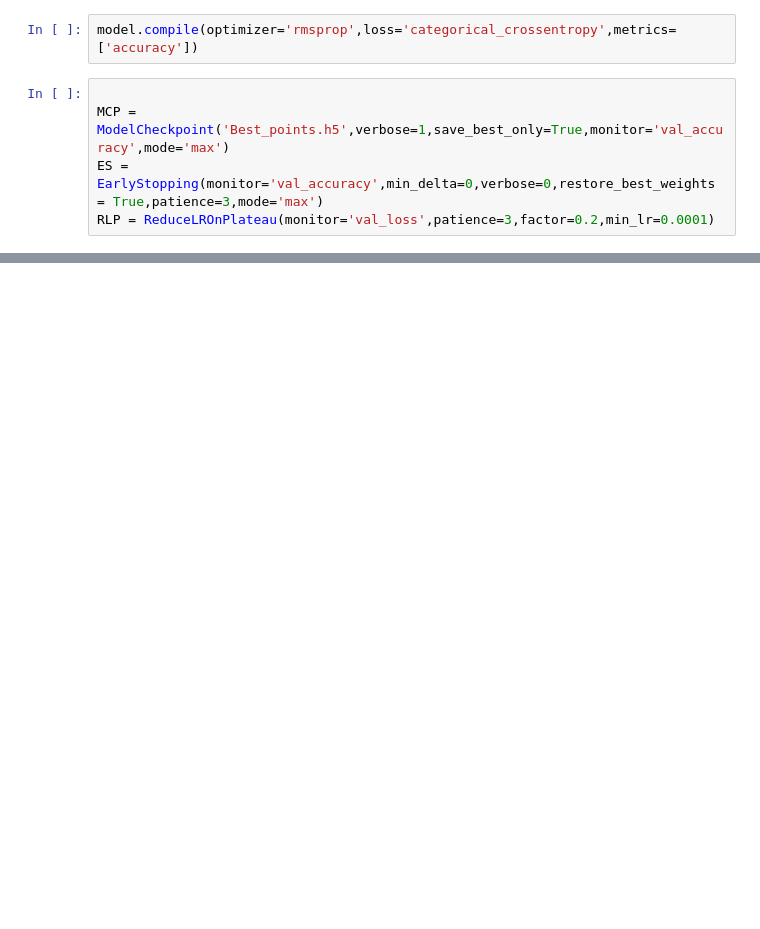
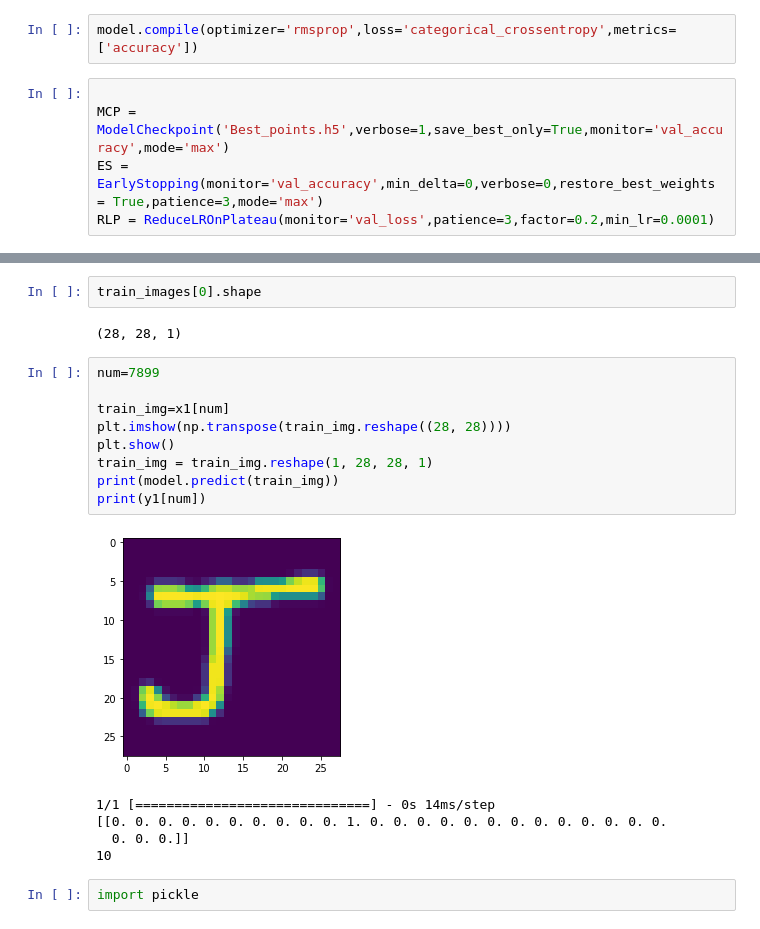
Before and after one commit to A-S-Adithiyaa/PBL_5th_SEM, a Jupyter notebook: main.ipynb, the cells around one changed output, grey strips where cells are left out. Cells and saved outputs as stored; diff of their text form; blank space fills up the shorter version.

```diff
--- a/main.ipynb
+++ b/main.ipynb
@@ -158,2 +223,23 @@ Trainable params: 2,840,165
 Non-trainable params: 0
 _________________________________________________________________
+# %%
+train_images[0].shape
+# %% [output]
+(28, 28, 1)
+# %%
+num=7899
+
+train_img=x1[num]
+plt.imshow(np.transpose(train_img.reshape((28, 28))))
+plt.show()
+train_img = train_img.reshape(1, 28, 28, 1)
+print(model.predict(train_img))
+print(y1[num])
+# %% [output]
+[figure, added]
+1/1 [==============================] - 0s 14ms/step
+[[0. 0. 0. 0. 0. 0. 0. 0. 0. 0. 1. 0. 0. 0. 0. 0. 0. 0. 0. 0. 0. 0. 0. 0.
+  0. 0. 0.]]
+10
+# %%
+import pickle
```
Also changed, not shown: parts of 23 cells of this notebook.
